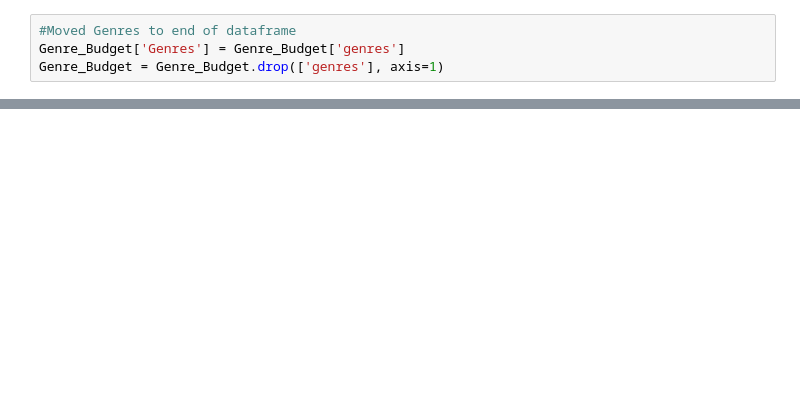
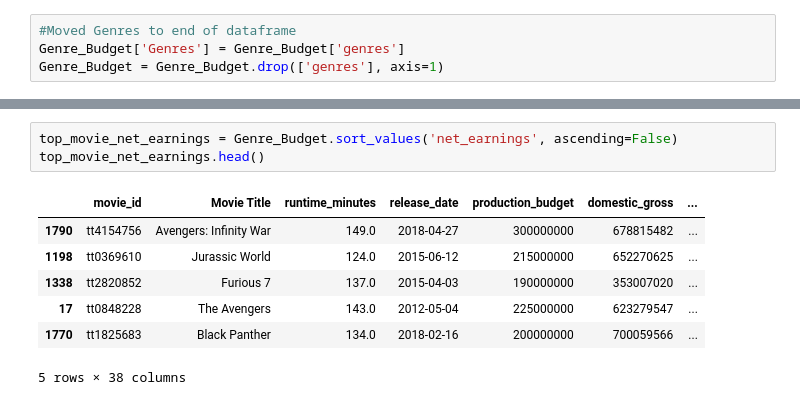
Before and after one commit to RH3421/Project-1-Microsoft-Makes-a-Movie, a Jupyter notebook: Genre_Budget.ipynb, the cells around one changed output, grey strips where cells are left out. Drawn from its saved outputs; the diff is of its cells as text; blank space fills up the shorter version.

```diff
--- a/Genre_Budget.ipynb
+++ b/Genre_Budget.ipynb
@@ -226,0 +269,11 @@ Genre_Budget.describe()
+# %%
+top_movie_net_earnings = Genre_Budget.sort_values('net_earnings', ascending=False)
+top_movie_net_earnings.head()
+# %% [output]
+|  | movie_id | Movie Title | runtime_minutes | release_date | production_budget | domestic_gross | ... |
+| 1790 | tt4154756 | Avengers: Infinity War | 149.0 | 2018-04-27 | 300000000 | 678815482 | ... |
+| 1198 | tt0369610 | Jurassic World | 124.0 | 2015-06-12 | 215000000 | 652270625 | ... |
+| 1338 | tt2820852 | Furious 7 | 137.0 | 2015-04-03 | 190000000 | 353007020 | ... |
+| 17 | tt0848228 | The Avengers | 143.0 | 2012-05-04 | 225000000 | 623279547 | ... |
+| 1770 | tt1825683 | Black Panther | 134.0 | 2018-02-16 | 200000000 | 700059566 | ... |
+5 rows × 38 columns
```
Also changed, not shown: parts of 9 cells of this notebook.
